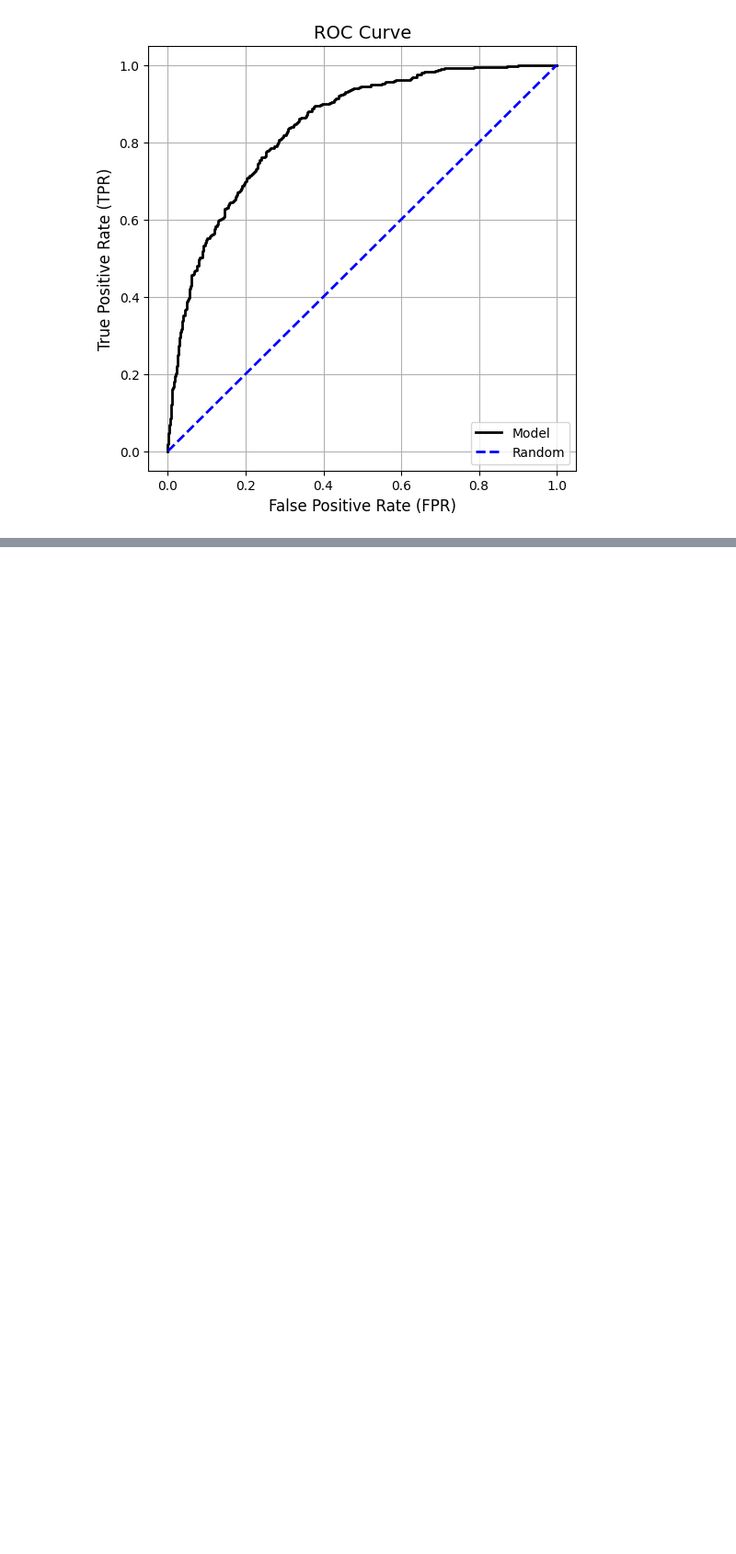
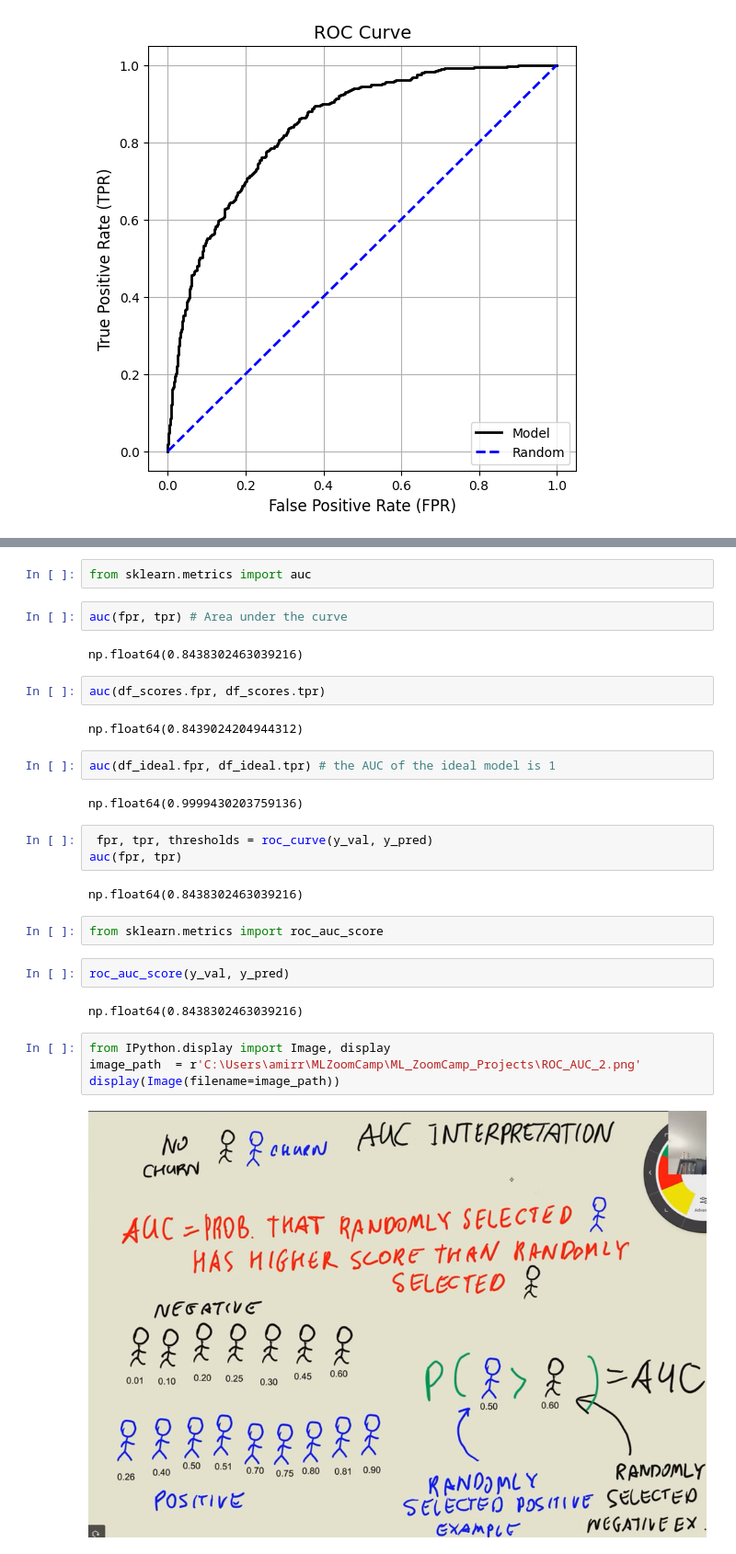
Before and after one commit to Elhamkhorasani/MLZoomCamp, a Jupyter notebook: ML_ZoomCamp_Projects/Evaluation.ipynb, the cells around one changed output, grey strips where cells are left out. Shown at 92% size. Drawn from its saved outputs; the diff is of its cells as text; blank space fills up the shorter version.

```diff
--- a/ML_ZoomCamp_Projects/Evaluation.ipynb
+++ b/ML_ZoomCamp_Projects/Evaluation.ipynb
@@ -586,0 +598,31 @@ plt.show()
+# %%
+from sklearn.metrics import auc
+# %%
+auc(fpr, tpr) # Area under the curve
+# %% [output]
+np.float64(0.8438302463039216)
+# %%
+auc(df_scores.fpr, df_scores.tpr)
+# %% [output]
+np.float64(0.8439024204944312)
+# %%
+auc(df_ideal.fpr, df_ideal.tpr) # the AUC of the ideal model is 1
+# %% [output]
+np.float64(0.9999430203759136)
+# %%
+ fpr, tpr, thresholds = roc_curve(y_val, y_pred)
+auc(fpr, tpr)
+# %% [output]
+np.float64(0.8438302463039216)
+# %%
+from sklearn.metrics import roc_auc_score
+# %%
+roc_auc_score(y_val, y_pred)
+# %% [output]
+np.float64(0.8438302463039216)
+# %%
+from IPython.display import Image, display
+image_path  = r'C:\Users\amirr\MLZoomCamp\ML_ZoomCamp_Projects\ROC_AUC_2.png'
+display(Image(filename=image_path))
+# %% [output]
+[figure, added]
```
Also changed, not shown: parts of 14 cells of this notebook.
